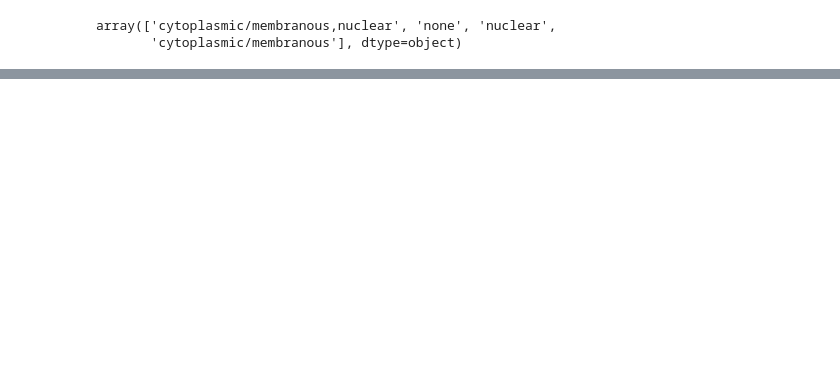
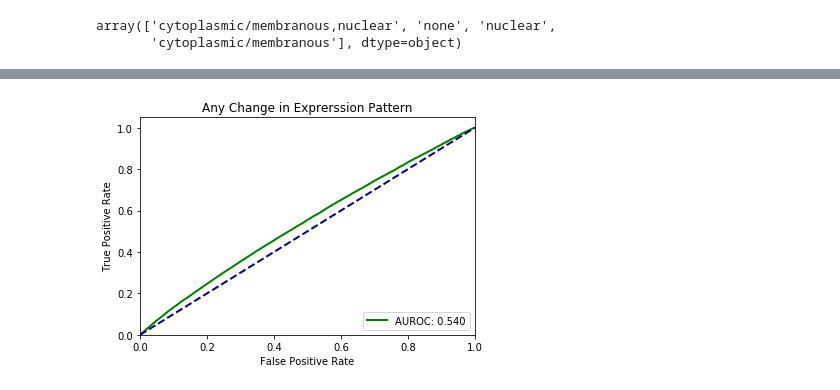
Before and after one commit to martinkang93/hpa_image_analysis, a Jupyter notebook: notebooks/Experiment 2.ipynb, the cells around one changed output, grey strips where cells are left out. Cells and saved outputs as stored; diff of their text form; code cells hidden in the pictures; blank space fills up the shorter version.

```diff
--- a/notebooks/Experiment 2.ipynb
+++ b/notebooks/Experiment 2.ipynb
@@ -62,0 +97,4 @@ df.to_csv('all_inter_gene_pair_cdist.csv', index=False)
+# %%
+plot_roc_curve(temp_df['staining_change'], temp_df['c_dist'].astype('float'), 'Any Change in Exprerssion Pattern')
+# %% [output]
+[figure, added]
```
Also changed, not shown: parts of 17 cells of this notebook, 15 other files.
